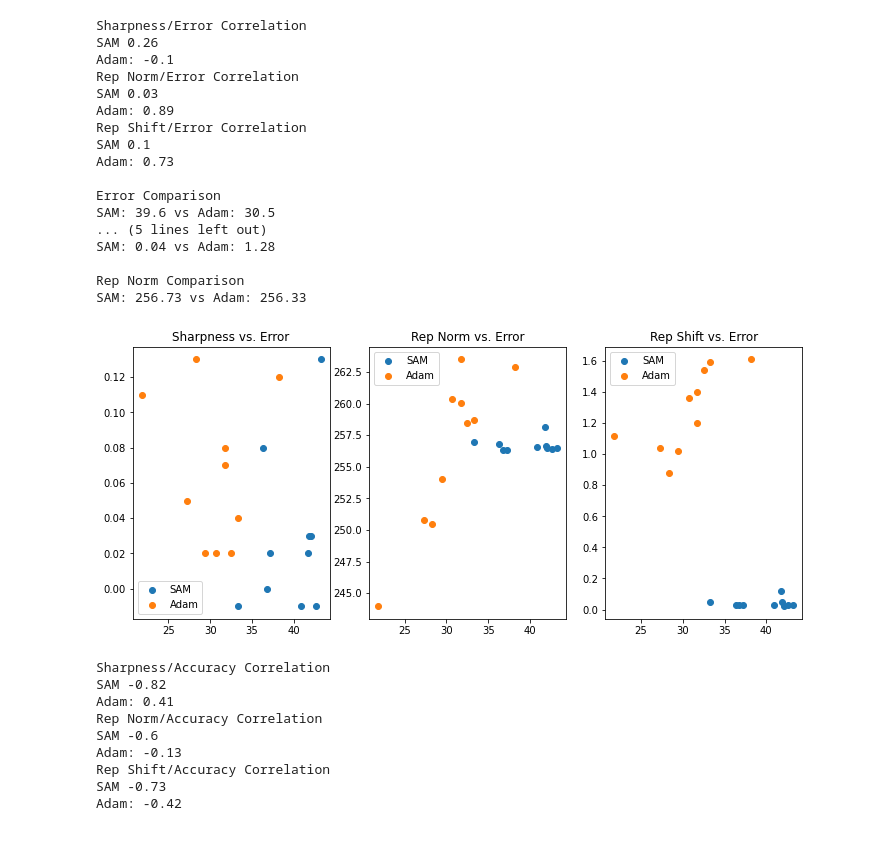
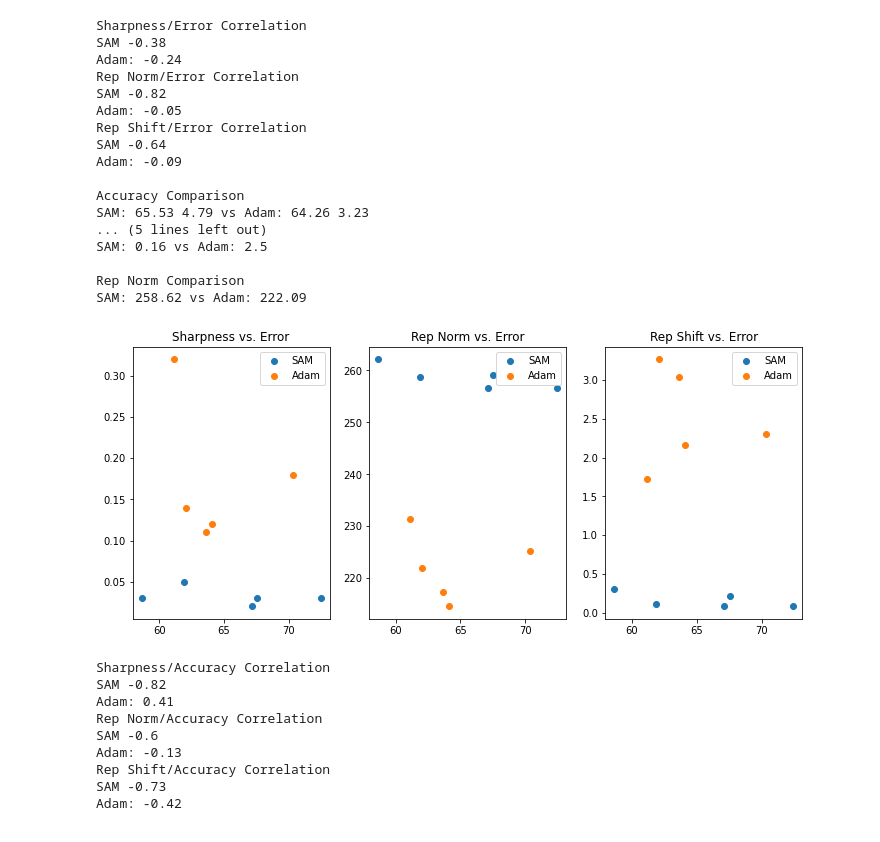
Before and after one commit to samjschapiro/GOAT, a Jupyter notebook: results.ipynb, the cells around one changed output. Cells and saved outputs as stored; diff of their text form; code cells hidden in the pictures.

```diff
--- a/results.ipynb
+++ b/results.ipynb
@@ -16,9 +16,6 @@ portraits_sam_005 = pd.read_csv('logs/portraits_sam_0.05.txt')
 # %%
-covtype_adam_005 = pd.read_csv('logs/covtype_adam_0.05.txt')
-covtype_sam_005 = pd.read_csv('logs/covtype_sam_0.05.txt')
+covtype_adam_005 = pd.read_csv('logs/covtype_adam_0.05_100ep.txt')
+covtype_sam_005 = pd.read_csv('logs/covtype_sam_0.05_100ep.txt')
-# %%
-covtype_sam_005[' st_acc_all']=100-covtype_sam_005[' st_acc_all']
-covtype_adam_005[' st_acc_all']=100-covtype_adam_005[' st_acc_all']
 # %%
 fig, axs = plt.subplots(nrows=1, ncols=3, figsize=(12,5))
 axs[0].set_title('Sharpness vs. Error')
@@ -36,47 +33,47 @@ axs[2].legend();
 print('Sharpness/Error Correlation')
 print('SAM', round(covtype_sam_005.corr()[' st_acc_all'].loc[' st_sharp_all'], 2))
 print('Adam:', round(covtype_adam_005.corr()[' st_acc_all'].loc[' st_sharp_all'], 2))
 print('Rep Norm/Error Correlation')
 print('SAM', round(covtype_sam_005.corr()[' st_acc_all'].loc[' rep_norm_all'], 2))
 print('Adam:', round(covtype_adam_005.corr()[' st_acc_all'].loc[' rep_norm_all'], 2))
 print('Rep Shift/Error Correlation')
 print('SAM', round(covtype_sam_005.corr()[' st_acc_all'].loc[' st_rep_shift_all'], 2))
 print('Adam:', round(covtype_adam_005.corr()[' st_acc_all'].loc[' st_rep_shift_all'], 2), '\n')
 
-print('Error Comparison')
-print('SAM:', round(np.mean(covtype_sam_005[' st_acc_all']), 2), 'vs', 'Adam:',
-      round(np.mean(covtype_adam_005[' st_acc_all']), 2), '\n')
+print('Accuracy Comparison')
+print('SAM:', round(np.mean(covtype_sam_005[' st_acc_all']), 2), round(np.std(covtype_sam_005[' st_acc_all']), 2), 'vs', 'Adam:',
+      round(np.mean(covtype_adam_005[' st_acc_all']), 2), round(np.std(covtype_adam_005[' st_acc_all']), 2), '\n')
 
 print('Sharpness Comparison')
 print('SAM:', round(np.mean(covtype_sam_005[' st_sharp_all']), 2), 'vs', 'Adam:',
       round(np.mean(covtype_adam_005[' st_sharp_all']), 2), '\n')
 
 print('Rep Shift Comparison')
 print('SAM:', round(np.mean(covtype_sam_005[' st_rep_shift_all']), 2), 'vs', 'Adam:',
       round(np.mean(covtype_adam_005[' st_rep_shift_all']), 2), '\n')
 
 print('Rep Norm Comparison')
 print('SAM:', round(np.mean(covtype_sam_005[' rep_norm_all']), 2), 'vs', 'Adam:',
       round(np.mean(covtype_adam_005[' rep_norm_all']), 2))
 # %% [output]
 Sharpness/Error Correlation
-SAM 0.26
-Adam: -0.1
+SAM -0.38
+Adam: -0.24
 Rep Norm/Error Correlation
-SAM 0.03
-Adam: 0.89
+SAM -0.82
+Adam: -0.05
 Rep Shift/Error Correlation
-SAM 0.1
-Adam: 0.73
+SAM -0.64
+Adam: -0.09
 
-Error Comparison
-SAM: 39.6 vs Adam: 30.5
+Accuracy Comparison
+SAM: 65.53 4.79 vs Adam: 64.26 3.23
 ... (5 lines left out)
-SAM: 0.04 vs Adam: 1.28
+SAM: 0.16 vs Adam: 2.5
 
 Rep Norm Comparison
-SAM: 256.73 vs Adam: 256.33
+SAM: 258.62 vs Adam: 222.09
-[figure, old version]
+[figure, new version]
 # %%
 fig, axs = plt.subplots(nrows=1, ncols=3, figsize=(12,5))
 axs[0].set_title('Sharpness vs. Accuracy')
```
Also changed, not shown: parts of 3 cells of this notebook, 5 other files.
